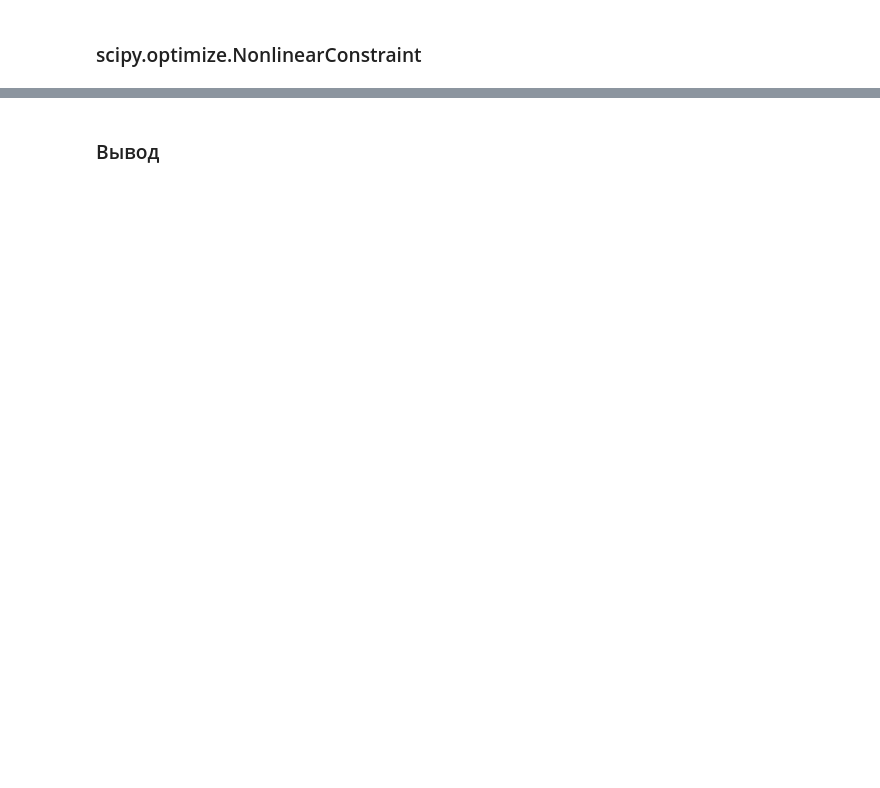
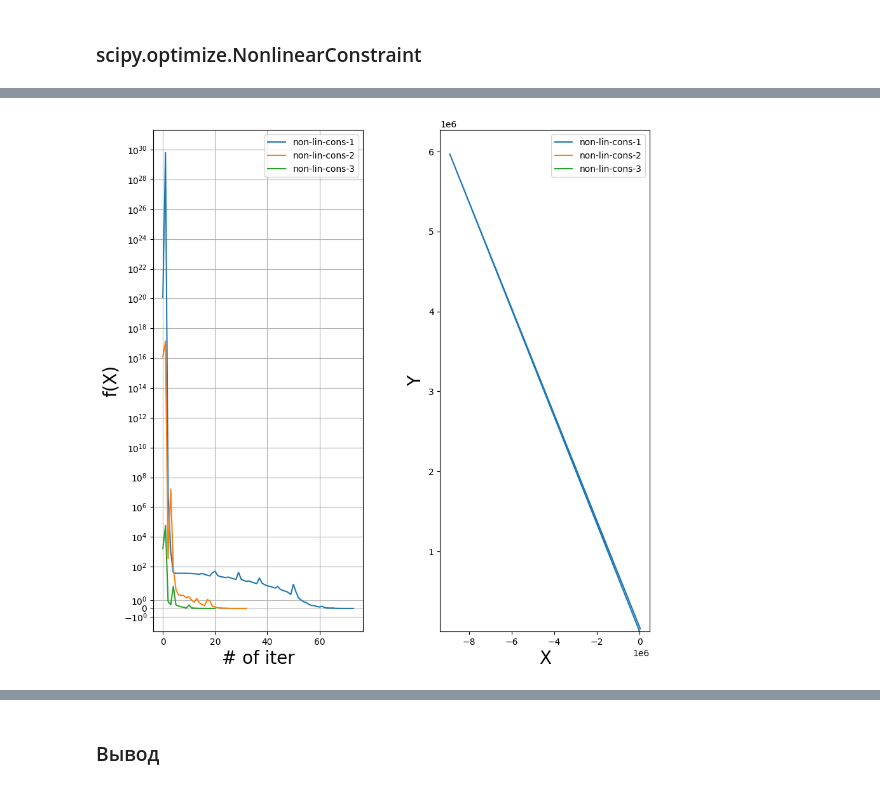
Before and after one commit to imorda/meth_lab4, a Jupyter notebook: paper.ipynb, the cells around one changed output, grey strips where cells are left out. Cells and saved outputs as stored; diff of their text form; code cells hidden in the pictures; blank space fills up the shorter version.

```diff
--- a/paper.ipynb
+++ b/paper.ipynb
@@ -907,0 +987,48 @@ visualization.visualize_multiple_descent_2args_wh_time(
+# %%
+import numpy as np
+from scipy.optimize import NonlinearConstraint
+from funcs import f_rosenbrock
+import descent
+import visualization
+
+reload(descent)
+
+
+non_lin1 = NonlinearConstraint(lambda x: x[0] ** 2 + x[1] ** 2, 0.001, np.inf)
+non_lin2 = NonlinearConstraint(lambda x: x[0] ** 2 + x[1] ** 2, 0.0001, np.inf)
+non_lin3 = NonlinearConstraint(lambda x: x[0] ** 2 + x[1] ** 2, 0, 2)
+
+
+x0 = np.array([0.0, 0.0])
+
+
+visualization.visualize_multiple_descent_2args_wh_time(
+    {
+        "non-lin-cons-1": lambda: descent.scipy_descent(
+            f_rosenbrock,
+            x0.copy(),
+            constraints=non_lin1,
+            method="SLSQP",
+            tol=1e-6,
+            jac="2-point",
+        ),
+        "non-lin-cons-2": lambda: descent.scipy_descent(
+            f_rosenbrock,
+            x0.copy(),
+            constraints=non_lin2,
+            method="SLSQP",
+            tol=1e-6,
+            jac="2-point",
+        ),
+        "non-lin-cons-3": lambda: descent.scipy_descent(
+            f_rosenbrock,
+            x0.copy(),
+            constraints=non_lin3,
+            method="SLSQP",
+            tol=1e-6,
+            jac="2-point",
+        )
+    },
+    f_rosenbrock,
+)
+# %% [output]
@@ -907,0 +1039 @@ visualization.visualize_multiple_descent_2args_wh_time(
+[figure, added]
```
Also changed, not shown: parts of 21 cells of this notebook.
